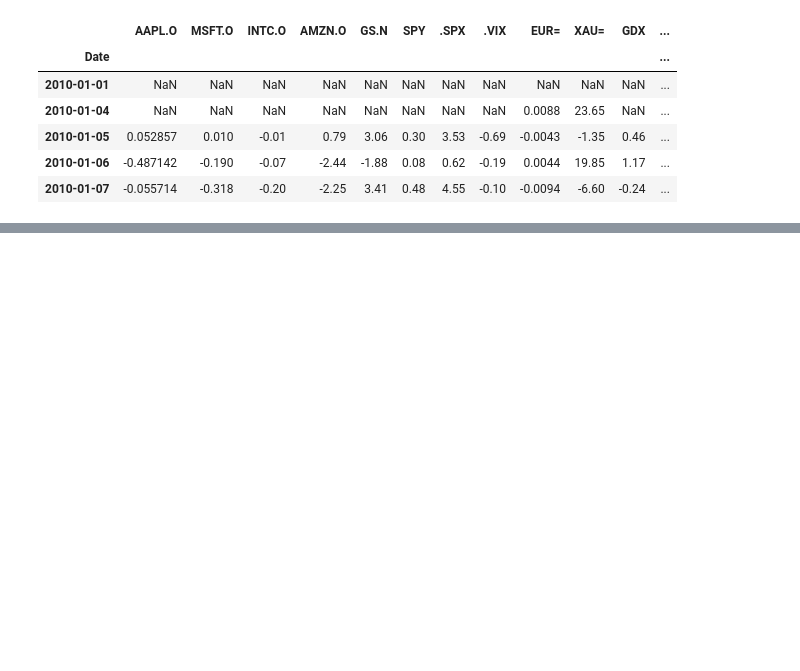
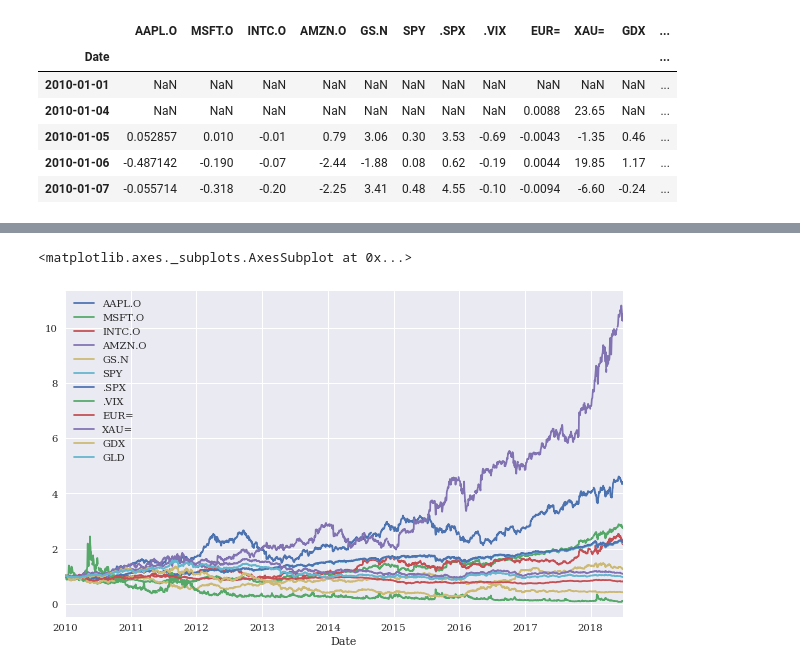
Before and after one commit to derinman/L_Python-Note, a Jupyter notebook: A03-00_Financial Data Overviewipynb.ipynb, the cells around one changed output, grey strips where cells are left out. Cells and saved outputs as stored; diff of their text form; code cells hidden in the pictures; blank space fills up the shorter version.

```diff
--- a/A03-00_Financial Data Overviewipynb.ipynb
+++ b/A03-00_Financial Data Overviewipynb.ipynb
@@ -100,0 +139,8 @@ data6.diff().head()
+# %%
+data10 = pd.read_csv('data/tr_eikon_eod_data.csv',index_col=0, parse_dates=True)
+
+data10 = np.log(data10 / data10.shift(1)).cumsum().apply(np.exp)
+data10.plot(figsize=(10, 6))
+# %% [output]
+<matplotlib.axes._subplots.AxesSubplot at 0x...>
+[figure, added]
```
Also changed, not shown: parts of 18 cells of this notebook, 2 other files.
